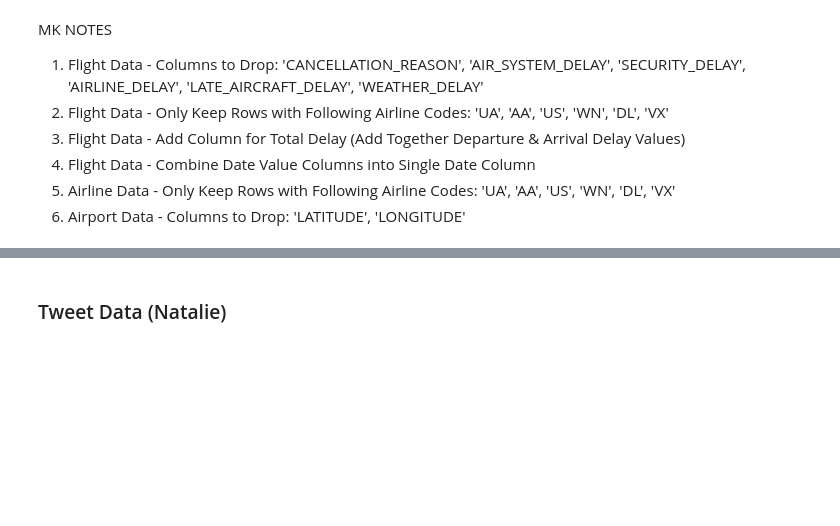
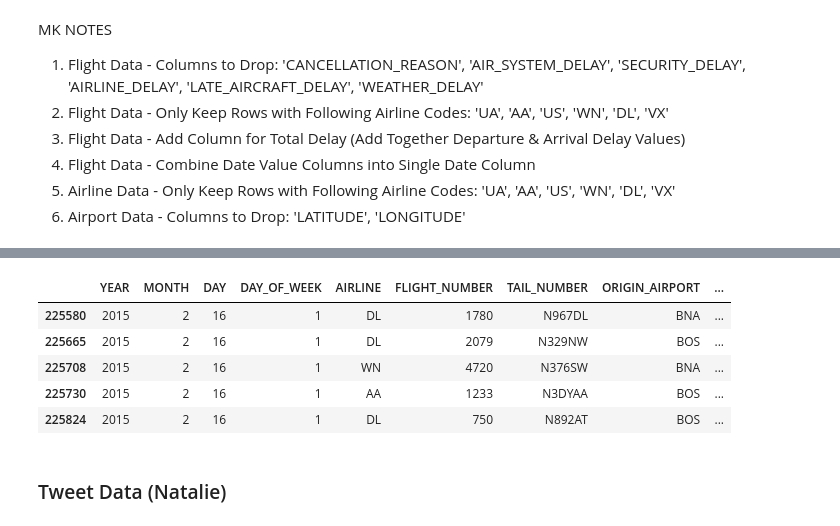
Before and after one commit to mjknj18/February-2015-Airline-Delays-Tweets-ETL, a Jupyter notebook: February_2015_Airline_Delays-Tweets_ETL_Main.ipynb, the cells around one changed output, grey strips where cells are left out. Saved outputs shown, nothing was run; the diff lists cells and outputs as text; code cells hidden in the pictures; blank space fills up the shorter version.

```diff
--- a/February_2015_Airline_Delays-Tweets_ETL_Main.ipynb
+++ b/February_2015_Airline_Delays-Tweets_ETL_Main.ipynb
@@ -19,3 +252,16 @@ MK NOTES
+# %%
+#Drop columns with NAN
+cancel_df2 = cancel_df.drop(columns =['ARRIVAL_TIME','ARRIVAL_DELAY','TAXI_IN','WHEELS_ON','AIR_TIME','DEPARTURE_TIME','Total Delay','ELAPSED_TIME','WHEELS_OFF','TAXI_OUT','DEPARTURE_DELAY'])
+cancel_df2
+cancel_df3 = cancel_df2.dropna()
+cancel_df3.head()
+# %% [output]
+|  | YEAR | MONTH | DAY | DAY_OF_WEEK | AIRLINE | FLIGHT_NUMBER | TAIL_NUMBER | ORIGIN_AIRPORT | ... |
+| 225580 | 2015 | 2 | 16 | 1 | DL | 1780 | N967DL | BNA | ... |
+| 225665 | 2015 | 2 | 16 | 1 | DL | 2079 | N329NW | BOS | ... |
+| 225708 | 2015 | 2 | 16 | 1 | WN | 4720 | N376SW | BNA | ... |
+| 225730 | 2015 | 2 | 16 | 1 | AA | 1233 | N3DYAA | BOS | ... |
+| 225824 | 2015 | 2 | 16 | 1 | DL | 750 | N892AT | BOS | ... |
 # %%
 #ADD CODE HERE
 # %% [markdown]
```
Also changed, not shown: parts of 22 cells of this notebook.
